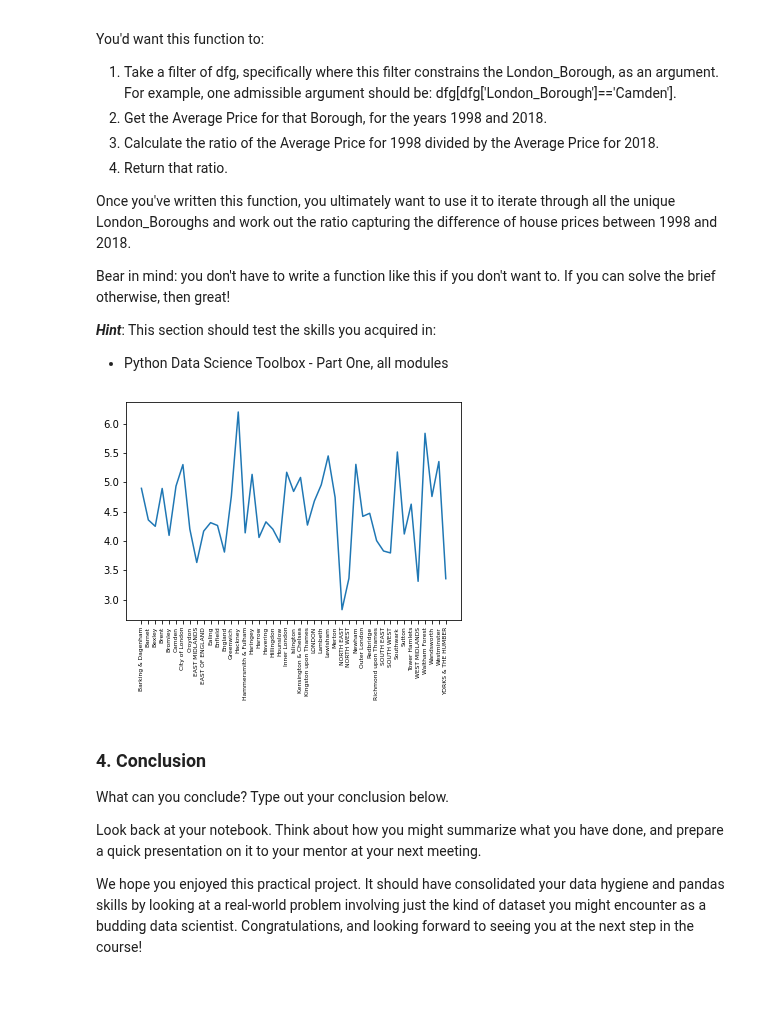
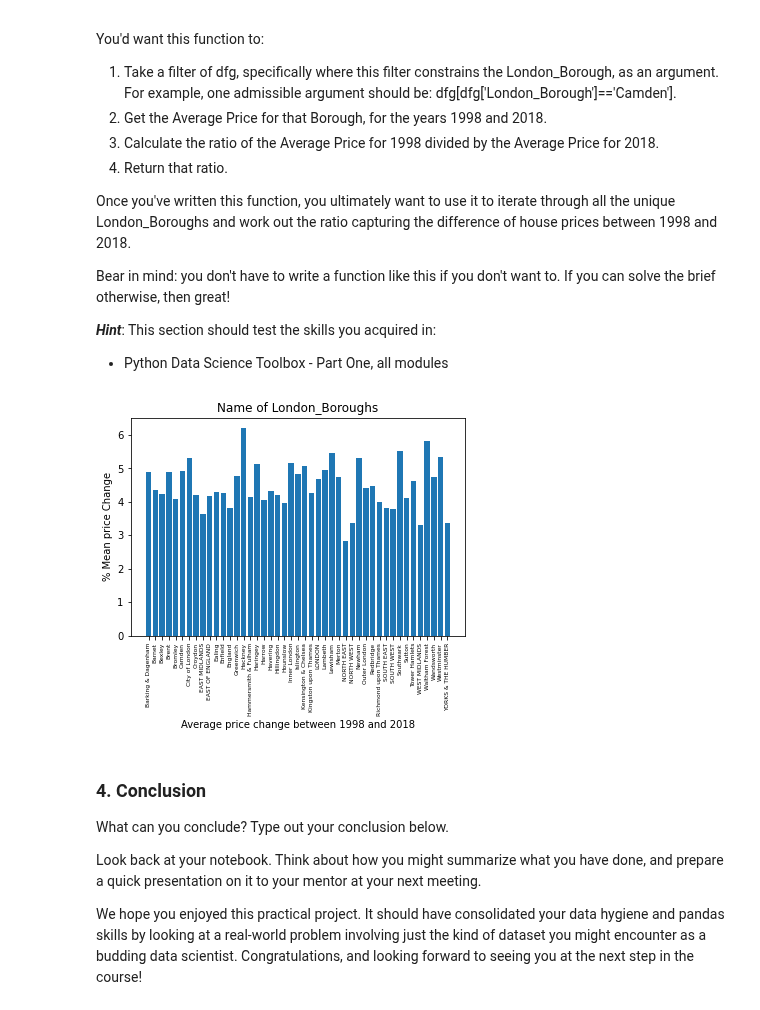
Before and after one commit to umeshadiga/SpringBoardWork, a Jupyter notebook: 1581459544_Unit_4_Challenge_-_Tier_3.ipynb/Unit 4 Challenge - Tier 3.ipynb, the cells around one changed output. Saved outputs shown, nothing was run; the diff lists cells and outputs as text; code cells hidden in the pictures.

Commit message:
final plot is changed to bar plot

```diff
--- a/1581459544_Unit_4_Challenge_-_Tier_3.ipynb/Unit 4 Challenge - Tier 3.ipynb
+++ b/1581459544_Unit_4_Challenge_-_Tier_3.ipynb/Unit 4 Challenge - Tier 3.ipynb
@@ -318,16 +318,21 @@ for x in dfx['London_Borough'].unique():
     LB = dfx[dfx['London_Borough'] == x]
     year1998 = float(LB['value'][LB['Year']==1998])
     year2018 = float(LB['value'][LB['Year']==2018])
-    price_change[x] = [year2018/year1998]
+    price_change[x] = year2018/year1998
-# %%
-lists = sorted(price_change.items()) # sorted by key, return a list of tuples
-x, y = zip(*lists) # unpack a list of pairs into two tuples
-
-plt.plot(x, y)
-plt.xticks(fontsize=6, rotation=90)
-plt.show()
-# %% [output]
-[figure, removed]
+# %%
+import collections
+price_data = collections.OrderedDict(price_change) # sorted by key, return a list of tuples
+
+boroughs = list(price_data.keys())
+values = price_data.values()
+plt.bar(boroughs, values)
+plt.xlabel("Average price change between 1998 and 2018")
+plt.ylabel("% Mean price Change")
+plt.title("Name of London_Boroughs")
+plt.xticks(fontsize=6, rotation=90)
+plt.show()
+# %% [output]
+[figure, added]
 # %% [markdown]
 ### 4. Conclusion
 What can you conclude? Type out your conclusion below.
```
Also changed, not shown: parts of 1 cell of this notebook.
